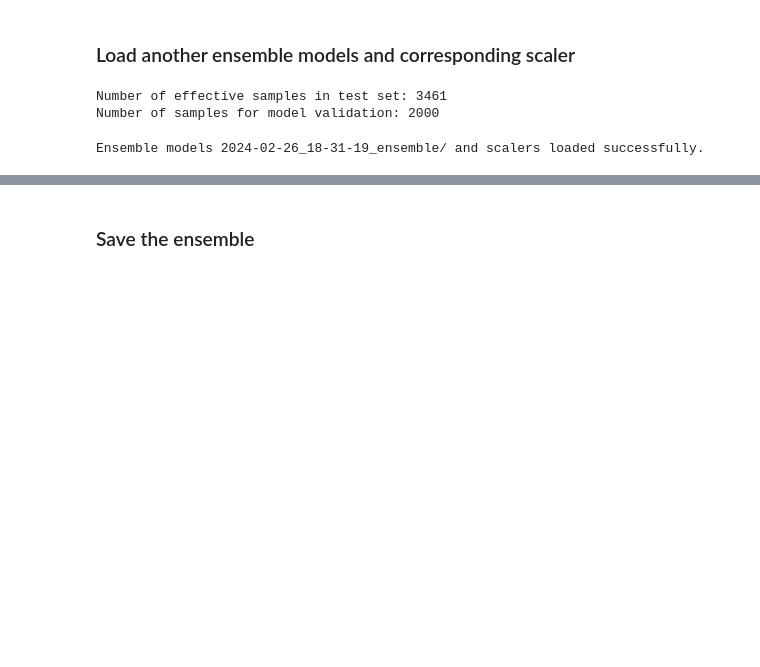
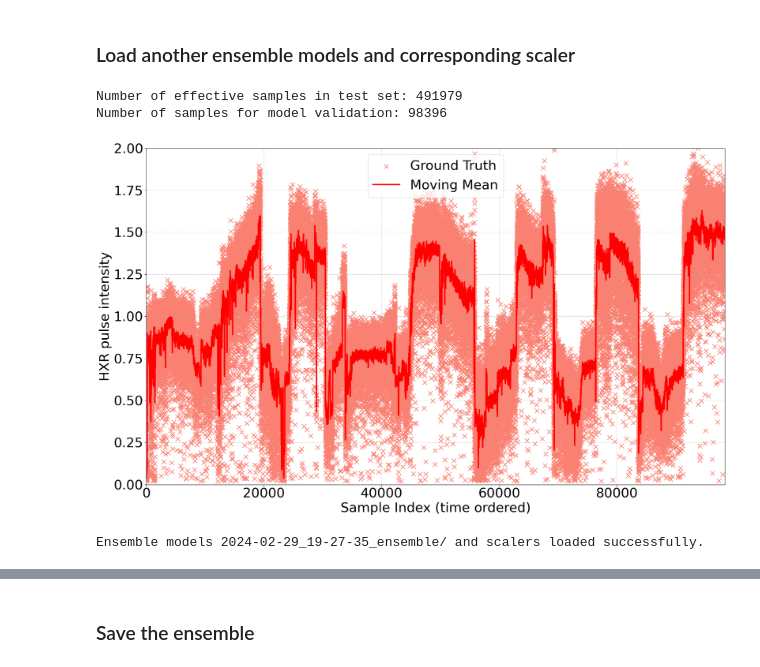
Before and after one commit to zihan-zh/LCLS_FEL_modeling, a Jupyter notebook: NN_ensemble.ipynb, the cells around one changed output, grey strips where cells are left out. Saved outputs shown, nothing was run; the diff lists cells and outputs as text; code cells hidden in the pictures; blank space fills up the shorter version.

```diff
--- a/NN_ensemble.ipynb
+++ b/NN_ensemble.ipynb
@@ -625,22 +690,48 @@ def predict_with_loaded_ensemble(test_df, loaded_models,
 # %%
 file_dir = '/sdf/data/ad/ard/u/zihanzhu/ml/lcls_fel_tuning/dataset/'
-pickle_files = 'hxr_archiver_Febtest_updated.pkl'
+pickle_files = 'hxr_archiver_Jan_updated.pkl'
 new_test_df = pd.read_pickle(file_dir+pickle_files).reset_index(drop=True)
 new_test_df = dataset_filter(new_test_df)
 print('Number of effective samples in test set:', new_test_df.shape[0])
+
 # input_cols_bctrl = quads_inj_bctrl + quads_linac_bctrl + quads_ltuh_bctrl + beam_status
 input_cols = quads_inj_bact + quads_linac_bact + quads_ltuh_bact + beam_status
 output_cols = ['hxr_pulse_intensity']
 
+# Calculate moving average with a window
+window_size = 100
+moving_avg = new_test_df[output_cols].rolling(window=window_size).mean()
 
-num_samples_to_plot = 1000
-indices = np.round(np.arange(0,new_test_df.shape[0] - 1,1))[:2000]
+# Display the original data and the moving average
+# new_test_df_updated = new_test_df.copy()
+new_test_df['moving_avg'] = moving_avg
+
+sample_interval = 5
+indices = np.round(np.arange(0,new_test_df.shape[0] - 1,sample_interval))[:]
+# ----------------------
+# num_samples_to_plot = 100
 # indices = np.random.randint(0, new_test_df.shape[0] - 1, num_samples_to_plot)
+# --------------------------
 print('Number of samples for model validation:', indices.shape[0])
 num_samples_to_plot = indices.shape[0]
 ground_truth = new_test_df[output_cols].iloc[indices].values
+ground_truth_moving_avg = new_test_df['moving_avg'].iloc[indices].values
 # %% [output]
-Number of effective samples in test set: 3461
-Number of samples for model validation: 2000
+Number of effective samples in test set: 491979
+Number of samples for model validation: 98396
 # %%
-input_cols = quads_inj_bact + quads_linac_bact + quads_ltuh_bact + beam_status
+shot_axis = np.arange(len(ground_truth))
+plt.figure(figsize=(20,12))
+plt.scatter(shot_axis, ground_truth, label='Ground Truth', color='salmon', marker='x',s=100)
+plt.plot(ground_truth_moving_avg, label='Moving Mean', color='red', linewidth=3)
+fontsize = 30
+plt.xlabel('Sample Index (time ordered)', fontsize=fontsize)
+plt.ylabel('HXR pulse intensity',fontsize=fontsize)
+plt.xlim([0, num_samples_to_plot])
+plt.ylim([-0, 2])
+plt.legend(fontsize=fontsize)
+plt.tick_params(labelsize=fontsize)
+plt.grid(True, which='both', linestyle='--', linewidth=0.5)
+plt.tight_layout()
+# %% [output]
+[figure, added]
@@ -649,12 +738,30 @@ input_cols.remove('HXR photon energy [eV]')
-# %%
-loaded_models1, loaded_input_scaler1, loaded_output_scaler1 = load_ensemble_models(model_path, ensemble_name1)
-
-new_mean_predictions_loaded1, new_std_predictions_loaded1 = predict_with_loaded_ensemble(test_df=new_test_df.iloc[indices],
-                                                                               loaded_models=loaded_models1,
-                                                                               input_cols=input_cols,
-                                                                               output_cols=output_cols,
-                                                                               loaded_input_scaler=loaded_input_scaler1,
-                                                                               loaded_output_scaler=loaded_output_scaler1)
-# %% [output]
-Ensemble models 2024-02-26_18-31-19_ensemble/ and scalers loaded successfully.
+# %%
+model_path = '/sdf/data/ad/ard/u/zihanzhu/ml/lcls_fel_tuning/model/'
+ensemble_name1 = '2024-02-29_19-27-35_ensemble/'
+loaded_models1, loaded_input_scaler1, loaded_output_scaler1, loaded_input_cols1, loaded_output_cols1 = load_ensemble_models(model_path, ensemble_name1)
+new_mean_predictions_loaded1, new_std_predictions_loaded1 = predict_with_ensemble(test_df=new_test_df.iloc[indices],
+                                                                               models=loaded_models1,
+                                                                               input_cols=loaded_input_cols1,
+                                                                               output_cols=loaded_output_cols1,
+                                                                               input_scaler=loaded_input_scaler1,
+                                                                               output_scaler=loaded_output_scaler1)
+# ensemble_name2 = '2024-02-26_15-26-14_ensemble/' #'2024-02-23_01-00-17_ensemble/'
+# loaded_models2, loaded_input_scaler2, loaded_output_scaler2, loaded_input_cols2, loaded_output_cols2 = load_ensemble_models(model_path, ensemble_name2)
+# new_mean_predictions_loaded2, new_std_predictions_loaded2 = predict_with_loaded_ensemble(test_df=new_test_df.iloc[indices],
+#                                                                                loaded_models=loaded_models2,
+#                                                                                input_cols=loaded_input_cols2,
+#                                                                                output_cols=loaded_output_cols2,
+#                                                                                loaded_input_scaler=loaded_input_scaler2,
+#                                                                                loaded_output_scaler=loaded_output_scaler2)
+
+# ensemble_name3 = '2024-02-26_15-26-14_ensemble/'
+# loaded_models3, loaded_input_scaler3, loaded_output_scaler3, loaded_input_cols3, loaded_output_cols3 = load_ensemble_models(model_path, ensemble_name3)
+# new_mean_predictions_loaded2, new_std_predictions_loaded2 = predict_with_loaded_ensemble(test_df=new_test_df.iloc[indices],
+#                                                                                loaded_models=loaded_models3,
+#                                                                                input_cols=loaded_input_cols3,
+#                                                                                output_cols=loaded_output_cols2,
+#                                                                                loaded_input_scaler=loaded_input_scaler2,
+#                                                                                loaded_output_scaler=loaded_output_scaler2)
+# %% [output]
+Ensemble models 2024-02-29_19-27-35_ensemble/ and scalers loaded successfully.
 # %%
```
Also changed, not shown: parts of 19 cells of this notebook.
